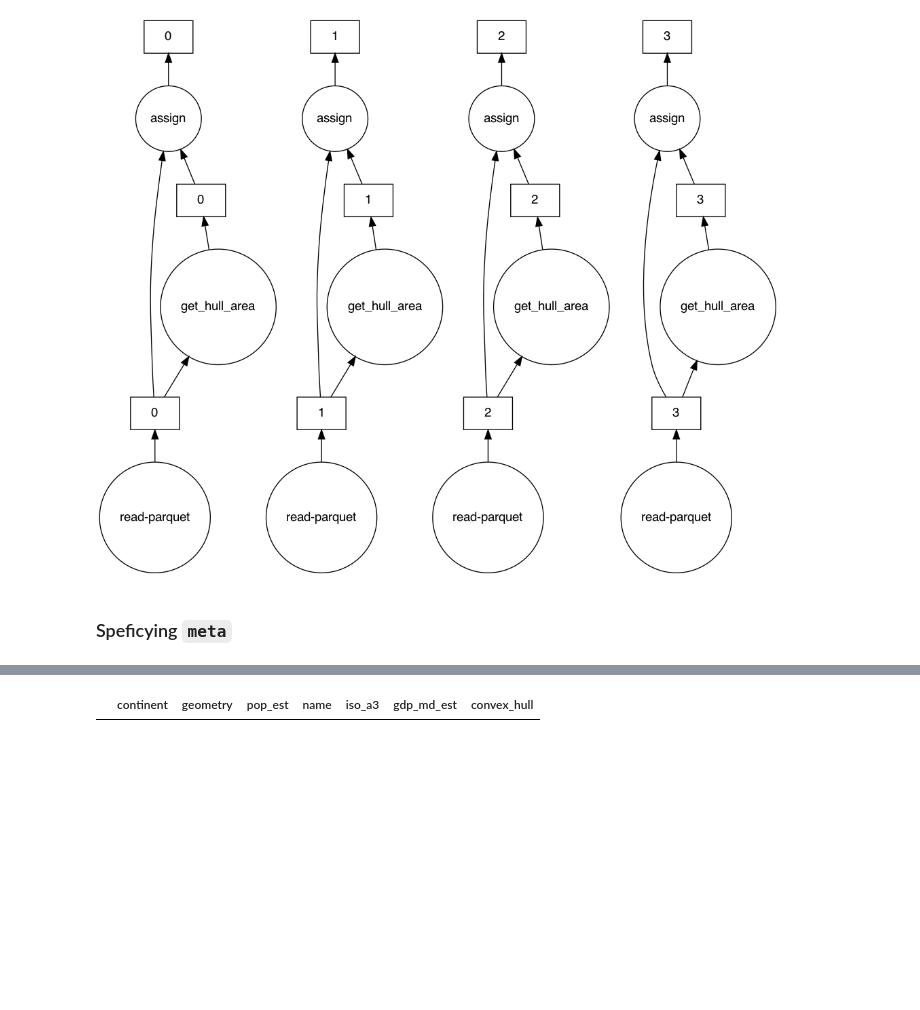
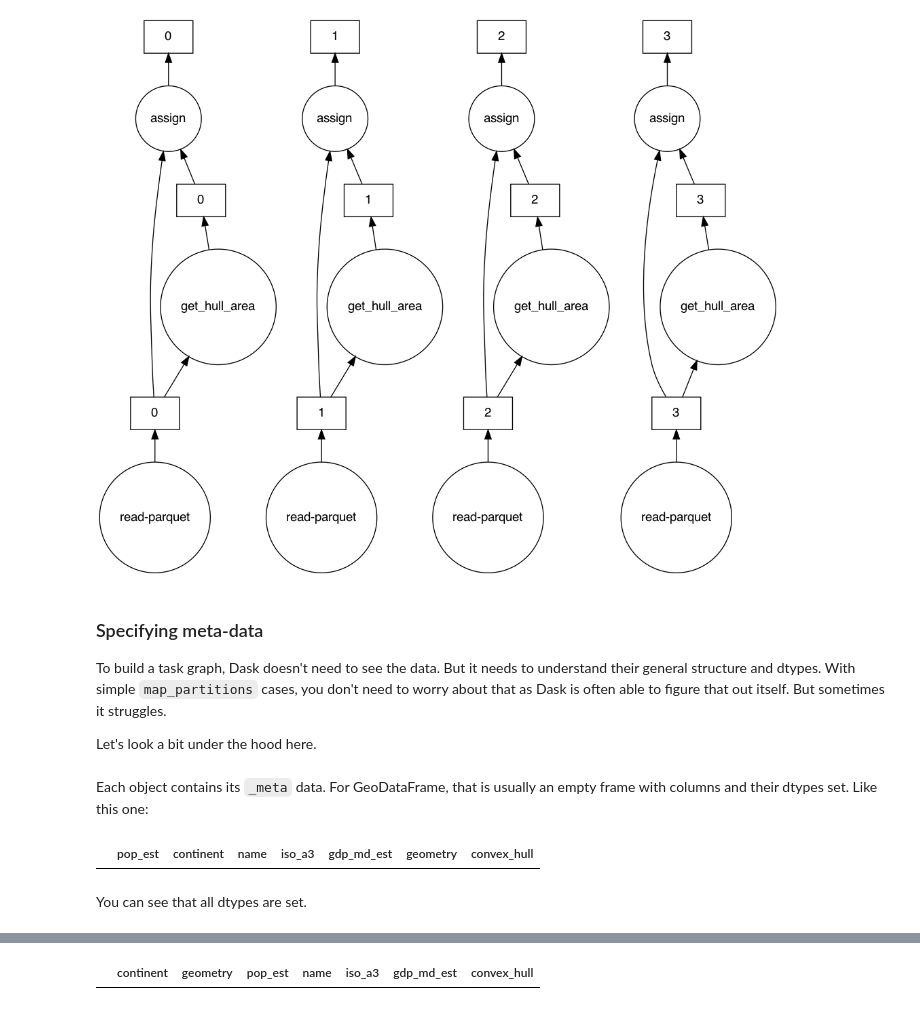
Before and after one commit to martinfleis/dask-geopandas-tutorial, a Jupyter notebook: GeoPython2022.ipynb, the cells around one changed output, grey strips where cells are left out. Saved outputs shown, nothing was run; the diff lists cells and outputs as text; code cells hidden in the pictures; blank space fills up the shorter version.

```diff
--- a/GeoPython2022.ipynb
+++ b/GeoPython2022.ipynb
@@ -692,6 +722,18 @@ world_ddf.visualize()
 # %% [output]
 [figure]
 # %% [markdown]
-### Speficying `meta`
+### Specifying meta-data
+
+To build a task graph, Dask doesn't need to see the data. But it needs to understand their general structure and dtypes. With simple `map_partitions` cases, you don't need to worry about that as Dask is often able to figure that out itself. But sometimes it struggles.
+
+Let's look a bit under the hood here.
 # %%
 world_ddf = dask_geopandas.read_parquet("data/world/")
+# %% [markdown]
+Each object contains its `_meta` data. For GeoDataFrame, that is usually an empty frame with columns and their dtypes set. Like this one:
+# %%
+world_ddf._meta
+# %% [output]
+|  | pop_est | continent | name | iso_a3 | gdp_md_est | geometry | convex_hull |
+# %% [markdown]
+You can see that all dtypes are set.
```
Also changed, not shown: parts of 40 cells of this notebook.
